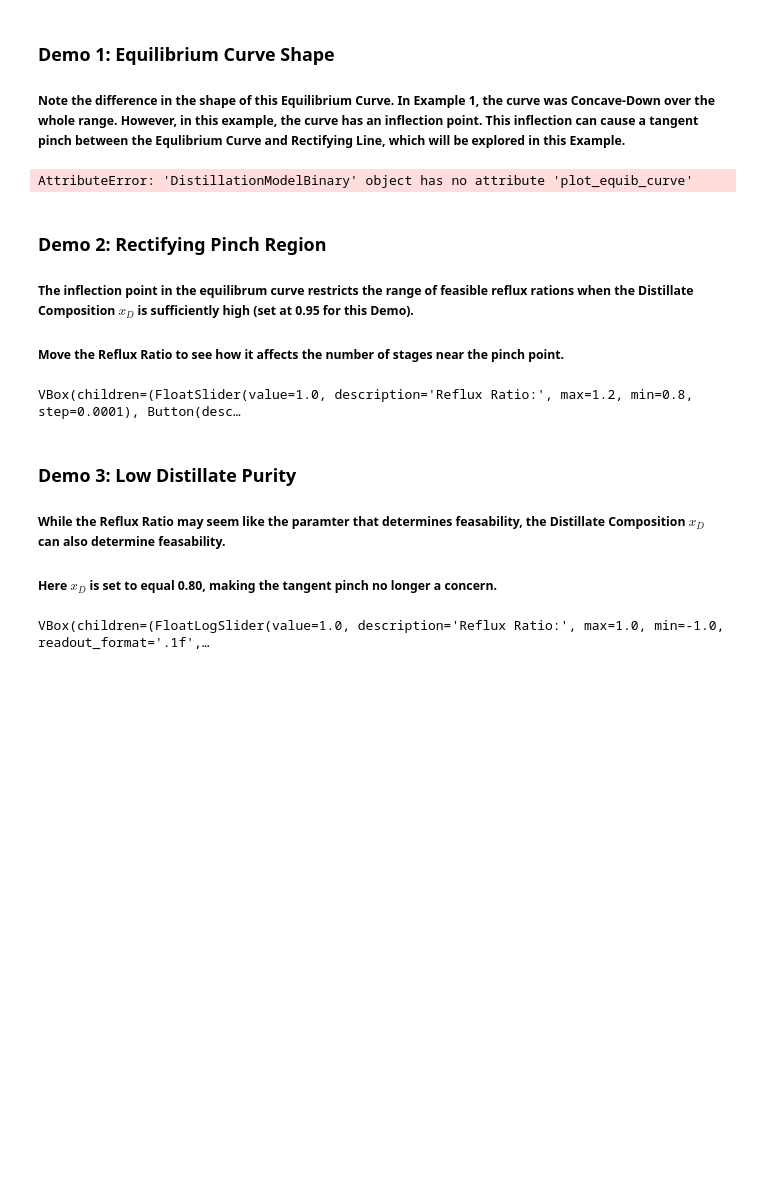
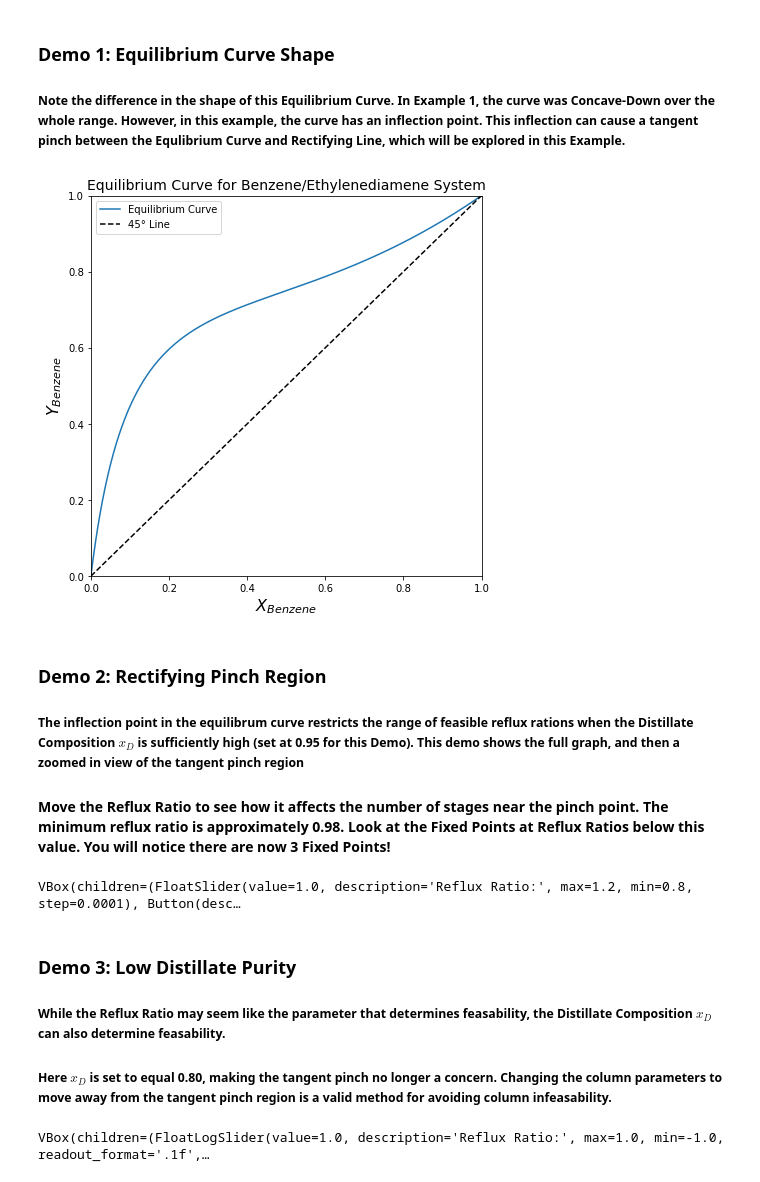
Before and after one commit to AMKCode/ExtractiveDistillationSimulator, a Jupyter notebook: src/Example3.ipynb, the cells around one changed output. Saved outputs shown, nothing was run; the diff lists cells and outputs as text; code cells hidden in the pictures; blank space fills up the shorter version.

```diff
--- a/src/Example3.ipynb
+++ b/src/Example3.ipynb
@@ -27,30 +28,26 @@ import matplotlib.pyplot as plt
 # %%
 #Define empirical relationship
 def xtoy(x):
     a, b = 9, -0.6
     y = a*x/(1+(a-1)*x) +b*x*(1 - x)
     return y
-'''
-##Probably best to make this a function in DistillationBinary
+
 x_axis = np.linspace(0,1,1000)
 y_equib = []
 for i in range(len(x_axis)):
     y_equib.append(xtoy(x_axis[i]))
 fig, ax = plt.subplots(figsize=(7, 7))
 ax.plot(x_axis, y_equib, label = 'Equilibrium Curve')
 ax.plot(x_axis, x_axis, color = 'k', linestyle = '--', label = '45° Line')
 ax.set_xlim(0, 1)
 ax.set_ylim(0, 1)
 ax.set_xlabel("$X_{Benzene}$", fontsize = 16)
 ax.set_ylabel("$Y_{Benzene}$", fontsize = 16)
 ax.set_title("Equilibrium Curve for Benzene/Ethylenediamene System", fontsize = 14)
 ax.legend()
 plt.show()
-'''
-distillation_model = DistillationModelBinary(vle_model, xF = np.array([0.5, 0.5]), xD = np.array([0.9, 0.1]), xB = np.array([0.1, 0.9]), reflux = 1)
-distillation_model.plot_equib_curve()
 # %% [output]
-AttributeError: 'DistillationModelBinary' object has no attribute 'plot_equib_curve'
+[figure, added]
 # %%
 # Create a Raoult's law object
 vle_model = VLEEmpiricalModelBinary(xtoy,["Benzene","x2"])
@@ -105,9 +102,9 @@ out_oplines = Output()
 # %% [markdown]
 ###  Demo 2: Rectifying Pinch Region
 
-##### The inflection point in the equilibrum curve restricts the range of feasible reflux rations when the Distillate Composition $x_D$ is sufficiently high (set at 0.95 for this Demo).
+##### The inflection point in the equilibrum curve restricts the range of feasible reflux rations when the Distillate Composition $x_D$ is sufficiently high (set at 0.95 for this Demo).  This demo shows the full graph, and then a zoomed in view of the tangent pinch region
 
-##### Move the Reflux Ratio to see how it affects the number of stages near the pinch point.
+#### Move the Reflux Ratio to see how it affects the number of stages near the pinch point.  The minimum reflux ratio is approximately 0.98.  Look at the Fixed Points at Reflux Ratios below this value.  You will notice there are now 3 Fixed Points!
 # %%
 # Create your interactive widget but don't display it
 rect_plot = interactive(plot_distil_rectifying_ex2_demo2, xD=0.95, xB=0.05, R=R2_slider, continuous_update=False)
@@ -129,9 +126,9 @@ VBox(children=(FloatSlider(value=1.0, description='Reflux Ratio:', max=1.2, min=
 # %% [markdown]
 ### Demo 3: Low Distillate Purity
 
-##### While the Reflux Ratio may seem like the paramter that determines feasability, the Distillate Composition $x_D$ can also determine feasability.
+##### While the Reflux Ratio may seem like the parameter that determines feasability, the Distillate Composition $x_D$ can also determine feasability.
 
-##### Here $x_D$ is set to equal 0.80, making the tangent pinch no longer a concern.
+##### Here $x_D$ is set to equal 0.80, making the tangent pinch no longer a concern. Changing the column parameters to move away from the tangent pinch region is a valid method for avoiding column infeasability.
 # %%
 # Create your interactive widget but don't display it
 rect_plot = interactive(plot_distil_rectifying_ex2_demo3, xD=0.80, xB=0.05, R=R1_slider, continuous_update=False)
```
Also changed, not shown: parts of 4 cells of this notebook.
